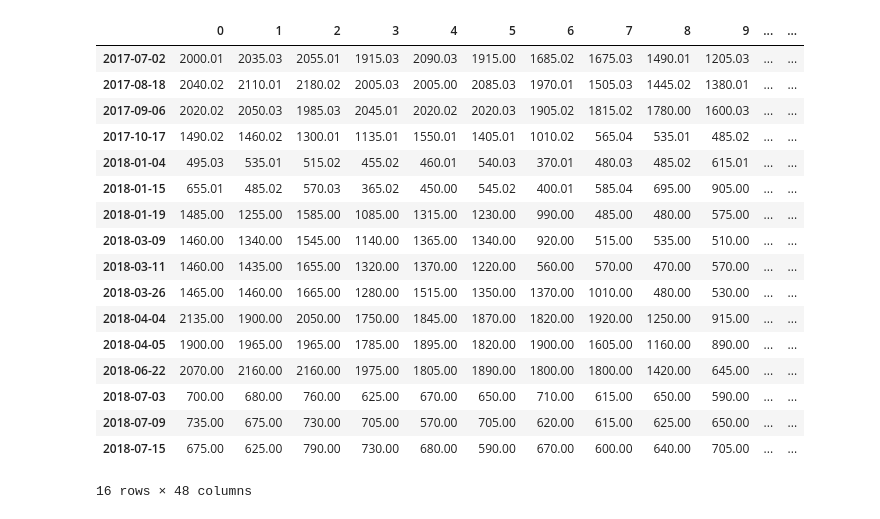
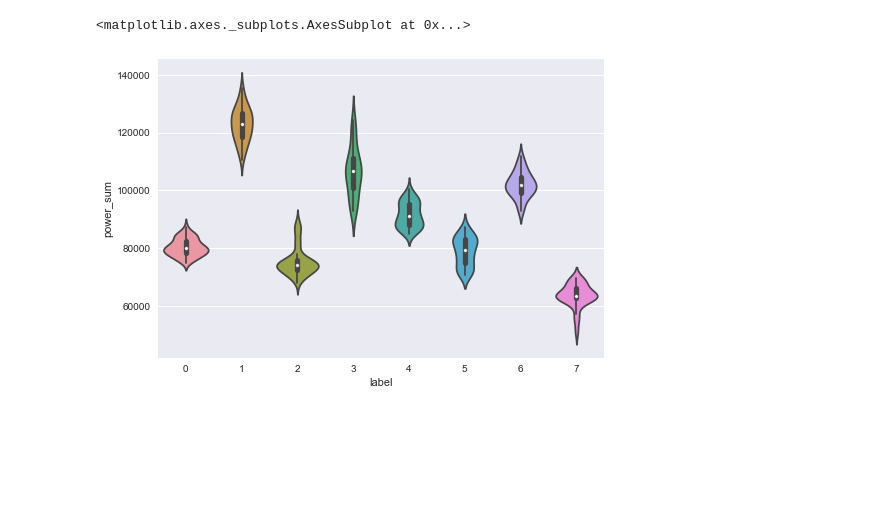
Before and after one commit to EvilPsyCHo/Cluster, a Jupyter notebook: doc/models/KMeans.ipynb, the cells around one changed output. Drawn from its saved outputs; the diff is of its cells as text; code cells hidden in the pictures; blank space fills up the shorter version.

```diff
--- a/doc/models/KMeans.ipynb
+++ b/doc/models/KMeans.ipynb
@@ -135,21 +183,11 @@ feat["month"] = feat.index.month
-# %%
-data[kernel_kmeans.labels_==0]
-# %% [output]
-|  | 0 | 1 | 2 | 3 | 4 | 5 | 6 | 7 | 8 | 9 | ... | ... |
-| 2017-07-02 | 2000.01 | 2035.03 | 2055.01 | 1915.03 | 2090.03 | 1915.00 | 1685.02 | 1675.03 | 1490.01 | 1205.03 | ... | ... |
-| 2017-08-18 | 2040.02 | 2110.01 | 2180.02 | 2005.03 | 2005.00 | 2085.03 | 1970.01 | 1505.03 | 1445.02 | 1380.01 | ... | ... |
-| 2017-09-06 | 2020.02 | 2050.03 | 1985.03 | 2045.01 | 2020.02 | 2020.03 | 1905.02 | 1815.02 | 1780.00 | 1600.03 | ... | ... |
-| 2017-10-17 | 1490.02 | 1460.02 | 1300.01 | 1135.01 | 1550.01 | 1405.01 | 1010.02 | 565.04 | 535.01 | 485.02 | ... | ... |
-| 2018-01-04 | 495.03 | 535.01 | 515.02 | 455.02 | 460.01 | 540.03 | 370.01 | 480.03 | 485.02 | 615.01 | ... | ... |
-| 2018-01-15 | 655.01 | 485.02 | 570.03 | 365.02 | 450.00 | 545.02 | 400.01 | 585.04 | 695.00 | 905.00 | ... | ... |
-| 2018-01-19 | 1485.00 | 1255.00 | 1585.00 | 1085.00 | 1315.00 | 1230.00 | 990.00 | 485.00 | 480.00 | 575.00 | ... | ... |
-| 2018-03-09 | 1460.00 | 1340.00 | 1545.00 | 1140.00 | 1365.00 | 1340.00 | 920.00 | 515.00 | 535.00 | 510.00 | ... | ... |
-| 2018-03-11 | 1460.00 | 1435.00 | 1655.00 | 1320.00 | 1370.00 | 1220.00 | 560.00 | 570.00 | 470.00 | 570.00 | ... | ... |
-| 2018-03-26 | 1465.00 | 1460.00 | 1665.00 | 1280.00 | 1515.00 | 1350.00 | 1370.00 | 1010.00 | 480.00 | 530.00 | ... | ... |
-| 2018-04-04 | 2135.00 | 1900.00 | 2050.00 | 1750.00 | 1845.00 | 1870.00 | 1820.00 | 1920.00 | 1250.00 | 915.00 | ... | ... |
-| 2018-04-05 | 1900.00 | 1965.00 | 1965.00 | 1785.00 | 1895.00 | 1820.00 | 1900.00 | 1605.00 | 1160.00 | 890.00 | ... | ... |
-| 2018-06-22 | 2070.00 | 2160.00 | 2160.00 | 1975.00 | 1805.00 | 1890.00 | 1800.00 | 1800.00 | 1420.00 | 645.00 | ... | ... |
-| 2018-07-03 | 700.00 | 680.00 | 760.00 | 625.00 | 670.00 | 650.00 | 710.00 | 615.00 | 650.00 | 590.00 | ... | ... |
-| 2018-07-09 | 735.00 | 675.00 | 730.00 | 705.00 | 570.00 | 705.00 | 620.00 | 615.00 | 625.00 | 650.00 | ... | ... |
-| 2018-07-15 | 675.00 | 625.00 | 790.00 | 730.00 | 680.00 | 590.00 | 670.00 | 600.00 | 640.00 | 705.00 | ... | ... |
-16 rows × 48 columns
+# %%
+feat = pd.DataFrame({"label": kmeans_pp.labels_}, index=pd.to_datetime(data.index))
+feat["power_sum"] = data.sum(axis=1)
+feat["power_std"] = data.std(axis=1)
+feat["holiday"] = list(map(lambda x:1 if is_holiday(x) else 0, feat.index))
+feat["month"] = feat.index.month
+# %%
+sns.violinplot(y='power_sum', x='label', data=feat)
+# %% [output]
+<matplotlib.axes._subplots.AxesSubplot at 0x...>
+[figure, added]
```
Also changed, not shown: parts of 14 cells of this notebook, 11 other files.
